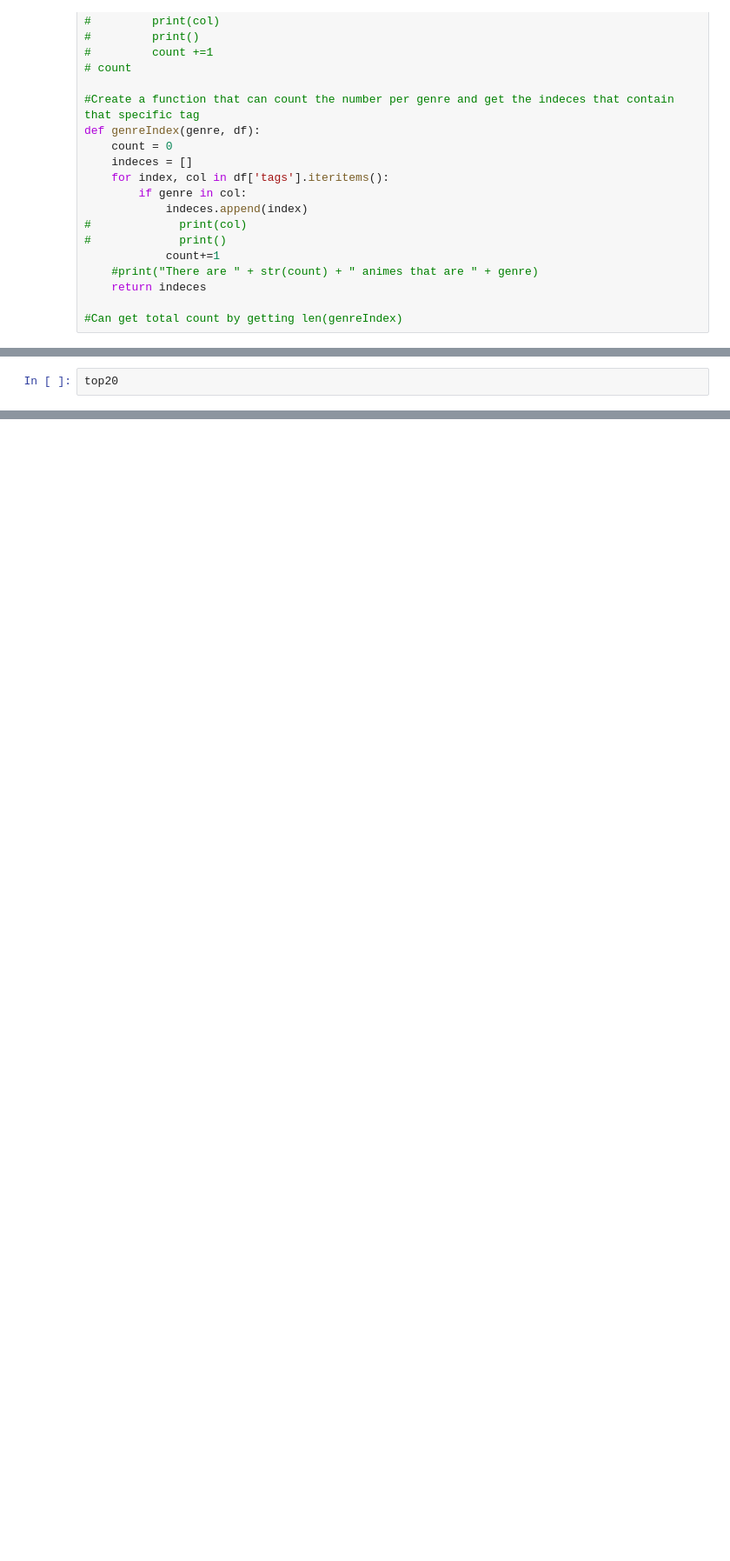
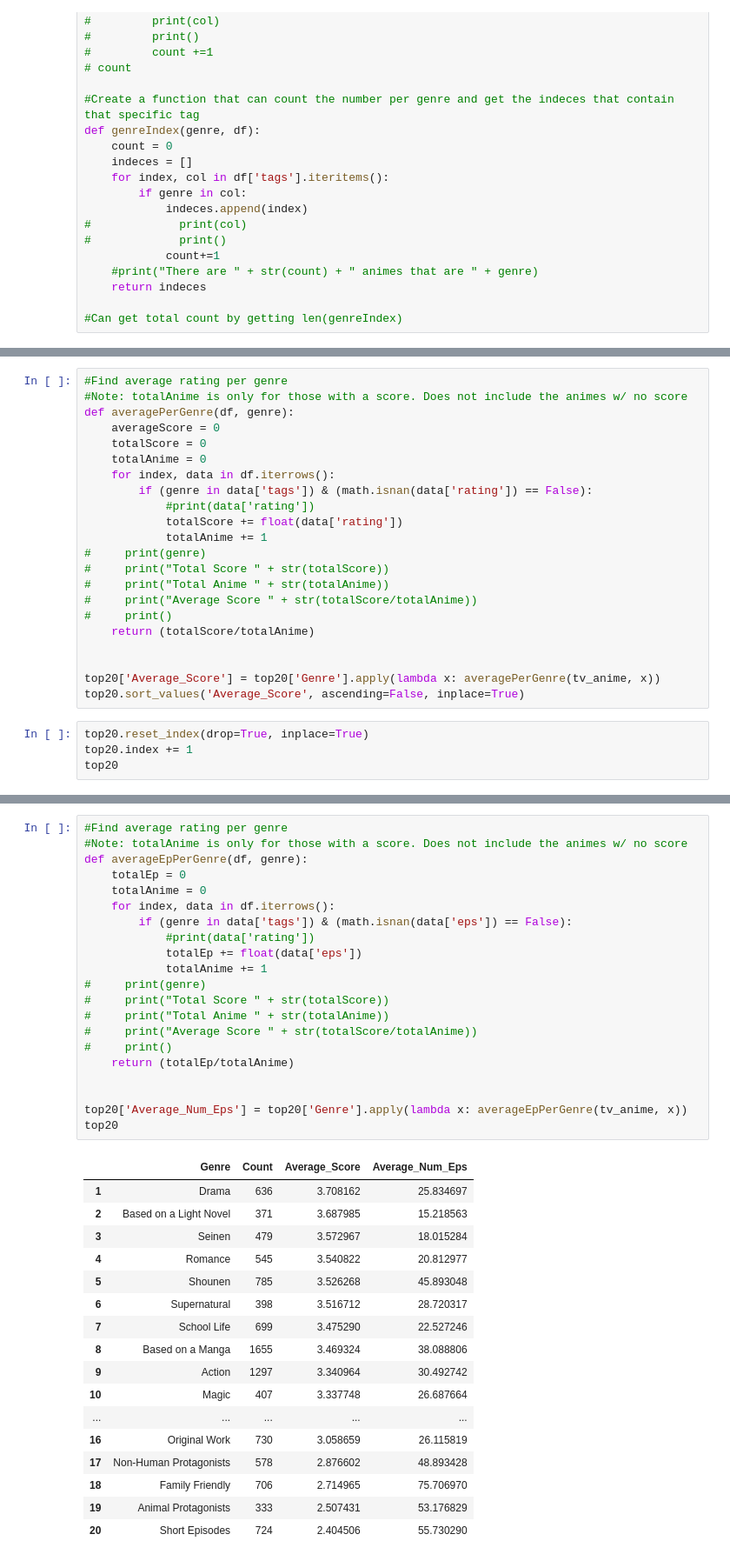
Before and after one commit to carmelamonis/anime-challenge, a Jupyter notebook: myanimelist.ipynb, the cells around one changed output, grey strips where cells are left out. Shown at 87% size. Cells and saved outputs as stored; diff of their text form; blank space fills up the shorter version.

```diff
--- a/myanimelist.ipynb
+++ b/myanimelist.ipynb
@@ -246,2 +251,26 @@ top20['Average_Score'] = top20['Genre'].apply(lambda x: averagePerGenre(tv_anime
+# %%
+#Find average rating per genre
+#Note: totalAnime is only for those with a score. Does not include the animes w/ no score
+def averagePerGenre(df, genre):
+    averageScore = 0
+    totalScore = 0
+    totalAnime = 0
+    for index, data in df.iterrows():
+        if (genre in data['tags']) & (math.isnan(data['rating']) == False):
+            #print(data['rating'])
+            totalScore += float(data['rating'])
+            totalAnime += 1
+#     print(genre)
+#     print("Total Score " + str(totalScore))
+#     print("Total Anime " + str(totalAnime))
+#     print("Average Score " + str(totalScore/totalAnime))
+#     print()
+    return (totalScore/totalAnime)
+
+
+top20['Average_Score'] = top20['Genre'].apply(lambda x: averagePerGenre(tv_anime, x))
+top20.sort_values('Average_Score', ascending=False, inplace=True)
 # %%
+top20.reset_index(drop=True, inplace=True)
+top20.index += 1
 top20
@@ -247,0 +295,39 @@ top20
+# %%
+#Find average rating per genre
+#Note: totalAnime is only for those with a score. Does not include the animes w/ no score
+def averageEpPerGenre(df, genre):
+    totalEp = 0
+    totalAnime = 0
+    for index, data in df.iterrows():
+        if (genre in data['tags']) & (math.isnan(data['eps']) == False):
+            #print(data['rating'])
+            totalEp += float(data['eps'])
+            totalAnime += 1
+#     print(genre)
+#     print("Total Score " + str(totalScore))
+#     print("Total Anime " + str(totalAnime))
+#     print("Average Score " + str(totalScore/totalAnime))
+#     print()
+    return (totalEp/totalAnime)
+
+
+top20['Average_Num_Eps'] = top20['Genre'].apply(lambda x: averageEpPerGenre(tv_anime, x))
+top20
+# %% [output]
+|  | Genre | Count | Average_Score | Average_Num_Eps |
+| 1 | Drama | 636 | 3.708162 | 25.834697 |
+| 2 | Based on a Light Novel | 371 | 3.687985 | 15.218563 |
+| 3 | Seinen | 479 | 3.572967 | 18.015284 |
+| 4 | Romance | 545 | 3.540822 | 20.812977 |
+| 5 | Shounen | 785 | 3.526268 | 45.893048 |
+| 6 | Supernatural | 398 | 3.516712 | 28.720317 |
+| 7 | School Life | 699 | 3.475290 | 22.527246 |
+| 8 | Based on a Manga | 1655 | 3.469324 | 38.088806 |
+| 9 | Action | 1297 | 3.340964 | 30.492742 |
+| 10 | Magic | 407 | 3.337748 | 26.687664 |
+| ... | ... | ... | ... | ... |
+| 16 | Original Work | 730 | 3.058659 | 26.115819 |
+| 17 | Non-Human Protagonists | 578 | 2.876602 | 48.893428 |
+| 18 | Family Friendly | 706 | 2.714965 | 75.706970 |
+| 19 | Animal Protagonists | 333 | 2.507431 | 53.176829 |
+| 20 | Short Episodes | 724 | 2.404506 | 55.730290 |
```
Also changed, not shown: parts of 10 cells of this notebook.
